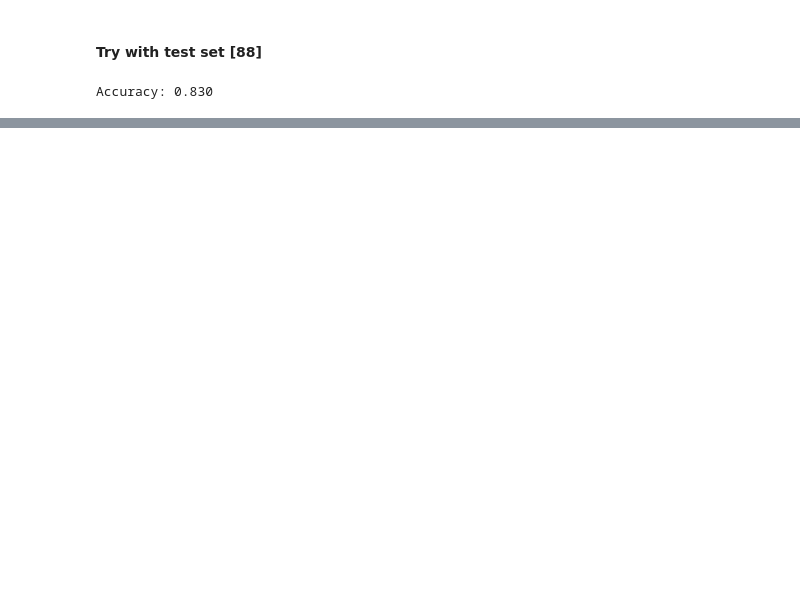
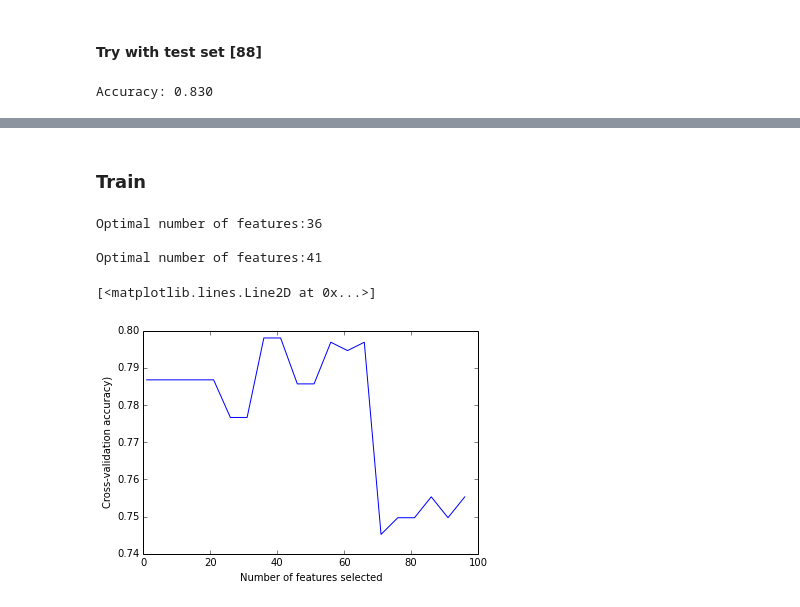
Before and after one commit to TBKelley/kaggle-titanic-tj, a Jupyter notebook: code/python/notebooks/Book example - modified.ipynb, the cells around one changed output, grey strips where cells are left out. Drawn from its saved outputs; the diff is of its cells as text; code cells hidden in the pictures; blank space fills up the shorter version.

Commit message:
bad advanced, feature selection and gridsearch
Signed-off-by: Jan Zegan <jzegan@gmail.com>

```diff
--- a/code/python/notebooks/Book example - modified.ipynb
+++ b/code/python/notebooks/Book example - modified.ipynb
@@ -352,7 +360,8 @@ pl.plot(percentiles, results)
 # %% [markdown]
 ### Performance on test set [87]
 # %%
-fs = feature_selection.SelectPercentile(feature_selection.chi2, percentile=percentiles[optimal_percentil])
+# pick one of the optimal percentiles, last, should (?) have the same accuracy as the other ones
+fs = feature_selection.SelectPercentile(feature_selection.chi2, percentile=percentiles[optimal_percentil[-1]])
 
 X_train_fs = fs.fit_transform(X_train, y_train)
 dt.fit(X_train_fs, y_train)
@@ -394,0 +430,2 @@ Model Selection [89]
+# %% [markdown]
+### Train
@@ -394,0 +456,31 @@ Model Selection [89]
+# %%
+
+percentiles = xrange(1, 100, 5)
+results = []
+
+for i in percentiles:
+    fs = feature_selection.SelectPercentile(feature_selection.chi2, percentile=i)
+    X_train_fs = fs.fit_transform(X_train, y_train)
+
+    scores = cross_validation.cross_val_score(dt, X_train_fs, y_train, cv=5)
+
+    results = np.append(results, scores.mean())
+
+# this occasionally results in several equal values
+optimal_percentil = np.where(results == results.max())[0]
+
+# so loop over them
+for p in optimal_percentil:
+    print "Optimal number of features:{0}".format(percentiles[p]), "\n"
+# %% [output]
+Optimal number of features:36
+
+Optimal number of features:41
+# %%
+pl.figure()
+pl.xlabel("Number of features selected")
+pl.ylabel("Cross-validation accuracy)")
+pl.plot(percentiles, results)
+# %% [output]
+[<matplotlib.lines.Line2D at 0x...>]
+[figure, added]
```
Also changed, not shown: parts of 19 cells of this notebook.
